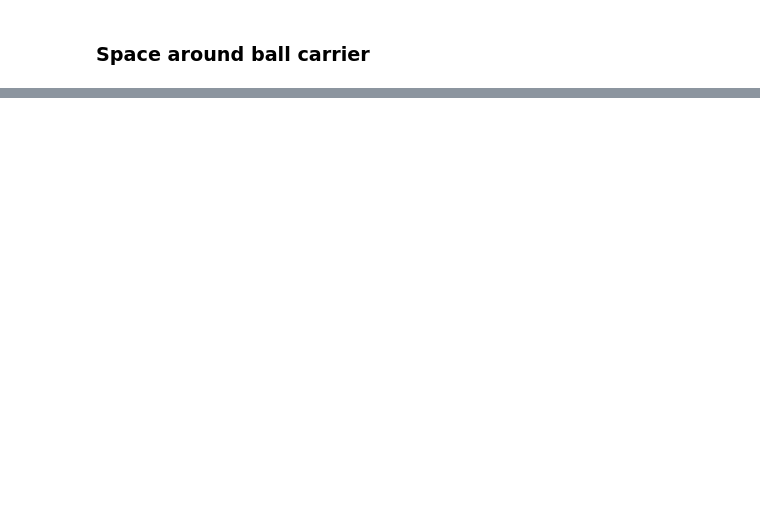
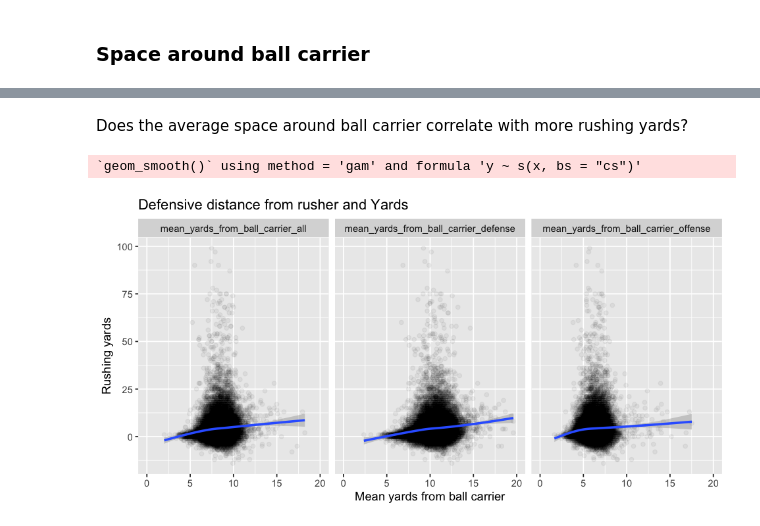
Before and after one commit to SamEdwardes/nfl-big-data-bowl, a Jupyter notebook: doc/feature-ideas.ipynb, the cells around one changed output, grey strips where cells are left out. Drawn from its saved outputs; the diff is of its cells as text; code cells hidden in the pictures; blank space fills up the shorter version.

```diff
--- a/doc/feature-ideas.ipynb
+++ b/doc/feature-ideas.ipynb
@@ -211,0 +110,18 @@ replace the existing scale.
+# %% [markdown]
+Does the average space around ball carrier correlate with more rushing yards?
+# %%
+options(repr.plot.width=8, repr.plot.height=4, warn = -1)
+train_features %>%
+    select(rushing_yards, mean_yards_from_ball_carrier_defense,
+           mean_yards_from_ball_carrier_offense,
+           mean_yards_from_ball_carrier_all) %>%
+    pivot_longer(cols = -rushing_yards, names_to = "yards_from", values_to = "distance_yards") %>%
+    ggplot(aes(x = distance_yards, y = rushing_yards)) +
+    geom_point(alpha = 0.05) +
+    scale_x_continuous(limits = c(0, 20)) +
+    labs(title = "Defensive distance from rusher and Yards", x = "Mean yards from ball carrier", y = "Rushing yards") +
+    facet_wrap(~yards_from) +
+    geom_smooth()
+# %% [output]
+`geom_smooth()` using method = 'gam' and formula 'y ~ s(x, bs = "cs")'
+[figure, added]
```
Also changed, not shown: parts of 20 cells of this notebook, 2 other files.
